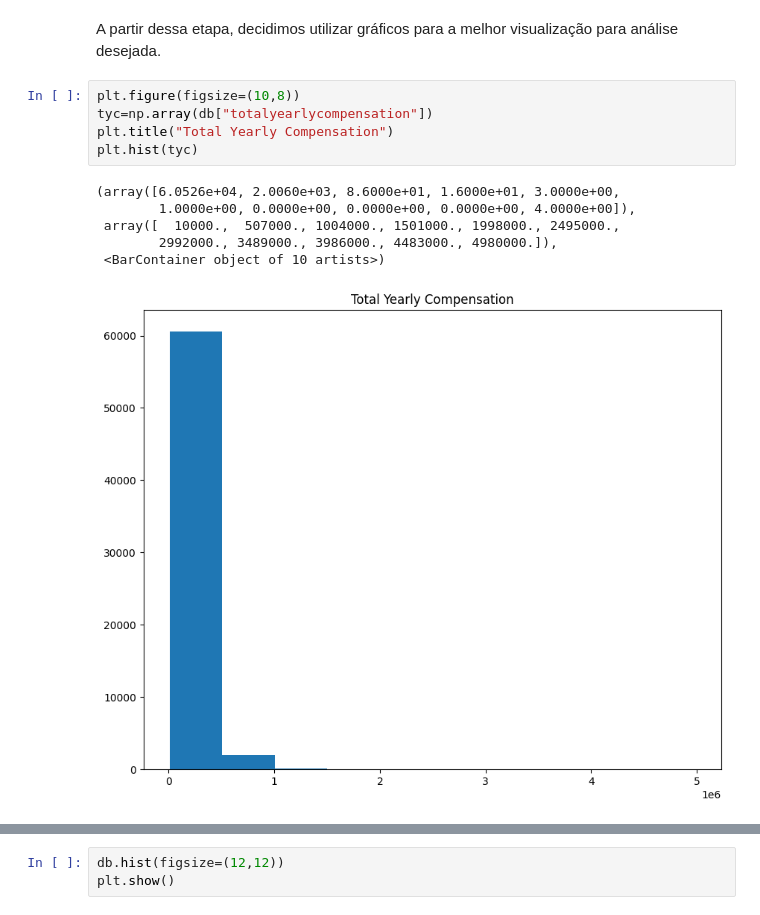
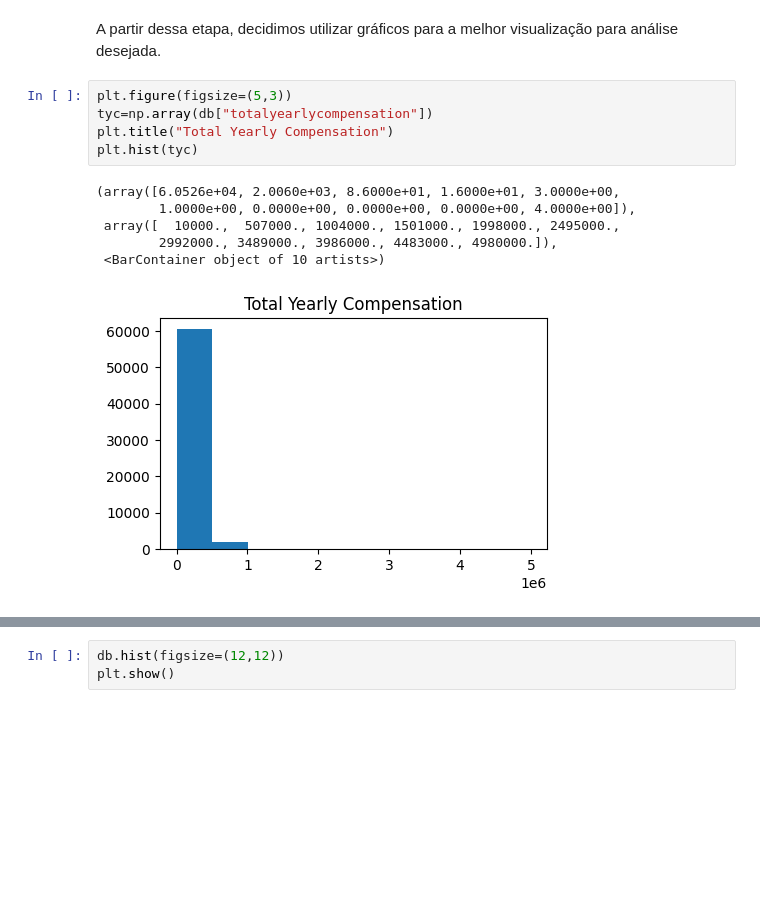
Before and after one commit to levicristiano/salary_forecast, a Jupyter notebook: salary_forecast.ipynb, the cells around one changed output, grey strips where cells are left out. Drawn from its saved outputs; the diff is of its cells as text; blank space fills up the shorter version.

```diff
--- a/salary_forecast.ipynb
+++ b/salary_forecast.ipynb
@@ -149,15 +149,15 @@ dtype: int64
 # %% [markdown]
 A partir dessa etapa, decidimos utilizar gráficos para a melhor visualização para análise desejada.
 # %%
-plt.figure(figsize=(10,8))
+plt.figure(figsize=(5,3))
 tyc=np.array(db["totalyearlycompensation"])
 plt.title("Total Yearly Compensation")
 plt.hist(tyc)
 # %% [output]
 (array([6.0526e+04, 2.0060e+03, 8.6000e+01, 1.6000e+01, 3.0000e+00,
         1.0000e+00, 0.0000e+00, 0.0000e+00, 0.0000e+00, 4.0000e+00]),
  array([  10000.,  507000., 1004000., 1501000., 1998000., 2495000.,
         2992000., 3489000., 3986000., 4483000., 4980000.]),
  <BarContainer object of 10 artists>)
-[figure, old version]
+[figure, new version]
 # %%
```
Also changed, not shown: parts of 5 cells of this notebook.
